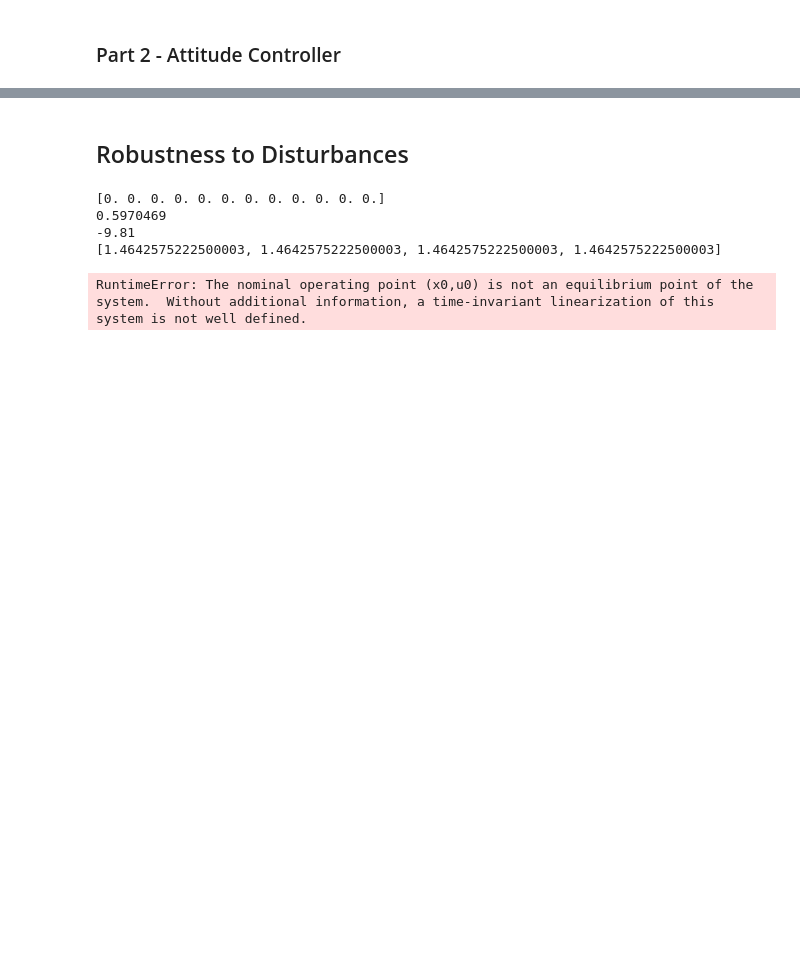
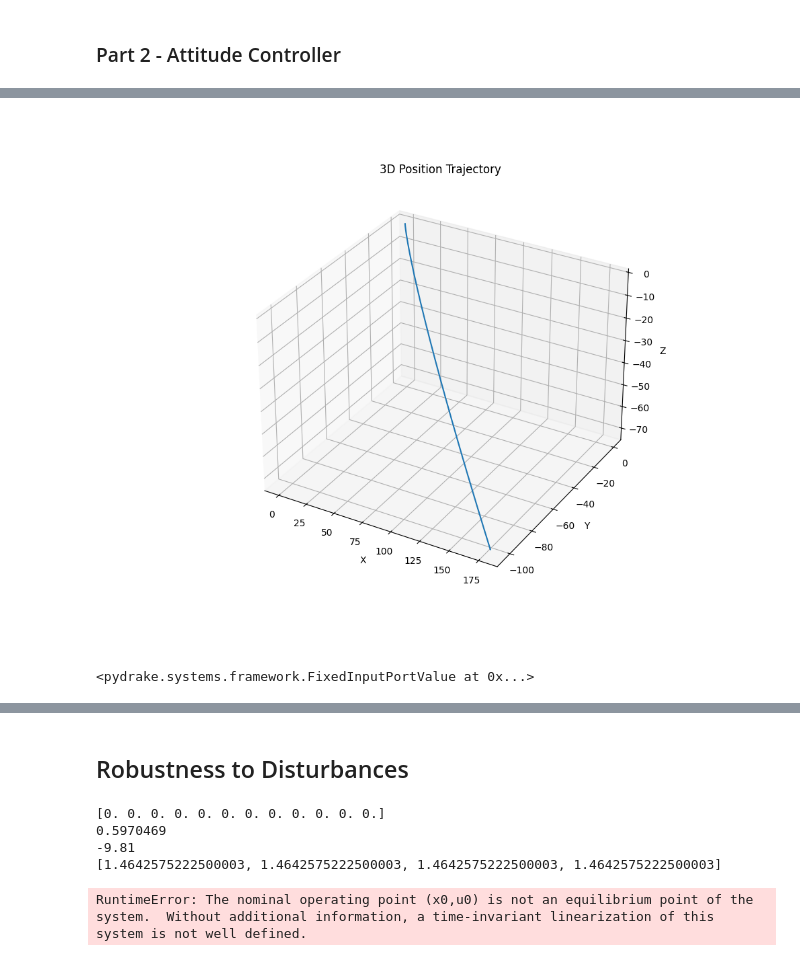
Before and after one commit to Vince-C156/Control-Fundementals, a Jupyter notebook: Examples/Drake-Quad-Sim/drake-pid.ipynb, the cells around one changed output, grey strips where cells are left out. Drawn from its saved outputs; the diff is of its cells as text; code cells hidden in the pictures; blank space fills up the shorter version.

```diff
--- a/Examples/Drake-Quad-Sim/drake-pid.ipynb
+++ b/Examples/Drake-Quad-Sim/drake-pid.ipynb
@@ -549,0 +698,48 @@ TypeError: __init__(): incompatible constructor arguments. The following argumen
+# %%
+%matplotlib widget
+import matplotlib.pyplot as plt
+from mpl_toolkits.mplot3d import Axes3D  # Importing 3D plotting module
+
+# Assuming 'state' contains the 3D position data in its first three rows
+# and 'time' contains the sample times, you can retrieve this data as before
+# Here, I'm assuming that 'logger' and 'simulator_context' are defined elsewhere in your code
+
+# Retrieve and plot the logged data
+log_data = logger.FindLog(simulator_context)
+# Assuming 'state' is structured as [x_position, y_position, z_position, ...other states]
+state = log_data.data()
+
+# Plotting just the 3D position trajectory
+fig = plt.figure(figsize=(10, 8))  # Adjust the figure size as needed
+
+# Create a 3D subplot
+ax = fig.add_subplot(111, projection='3d')
+
+# Plot the 3D position trajectory
+ax.plot(state[0, :], state[1, :], state[2, :])
+
+ax.set_xlabel('X')
+ax.set_ylabel('Y')
+ax.set_zlabel('Z')
+ax.set_title('3D Position Trajectory')
+ax.grid(True)  # Enable the grid for better visualization
+
+plt.show()
+# %% [output]
+[figure, added]
+# %%
+T = float  # Use float for a continuous system
+system = QuaternionDynamicsSystem_[T]()
+
+# Create a default context
+context = system.CreateDefaultContext()
+
+# Set state: [position (0, 0, 0), orientation (1, 0, 0, 0) as quaternion, velocity (0, 0, 0)]
+state_vector = np.array([0, 0, 0, 1, 0, 0, 0, 0, 0, 0])  # Example state
+context.SetContinuousState(state_vector)
+
+# Set input: [desired body rates (0, 0, 0), desired thrust for gravity compensation]
+input_vector = np.array([0, 0, 0, 9.81])  # Example input for gravity compensation
+system.get_input_port(0).FixValue(context, input_vector)
+# %% [output]
+<pydrake.systems.framework.FixedInputPortValue at 0x...>
```
Also changed, not shown: parts of 16 cells of this notebook.
